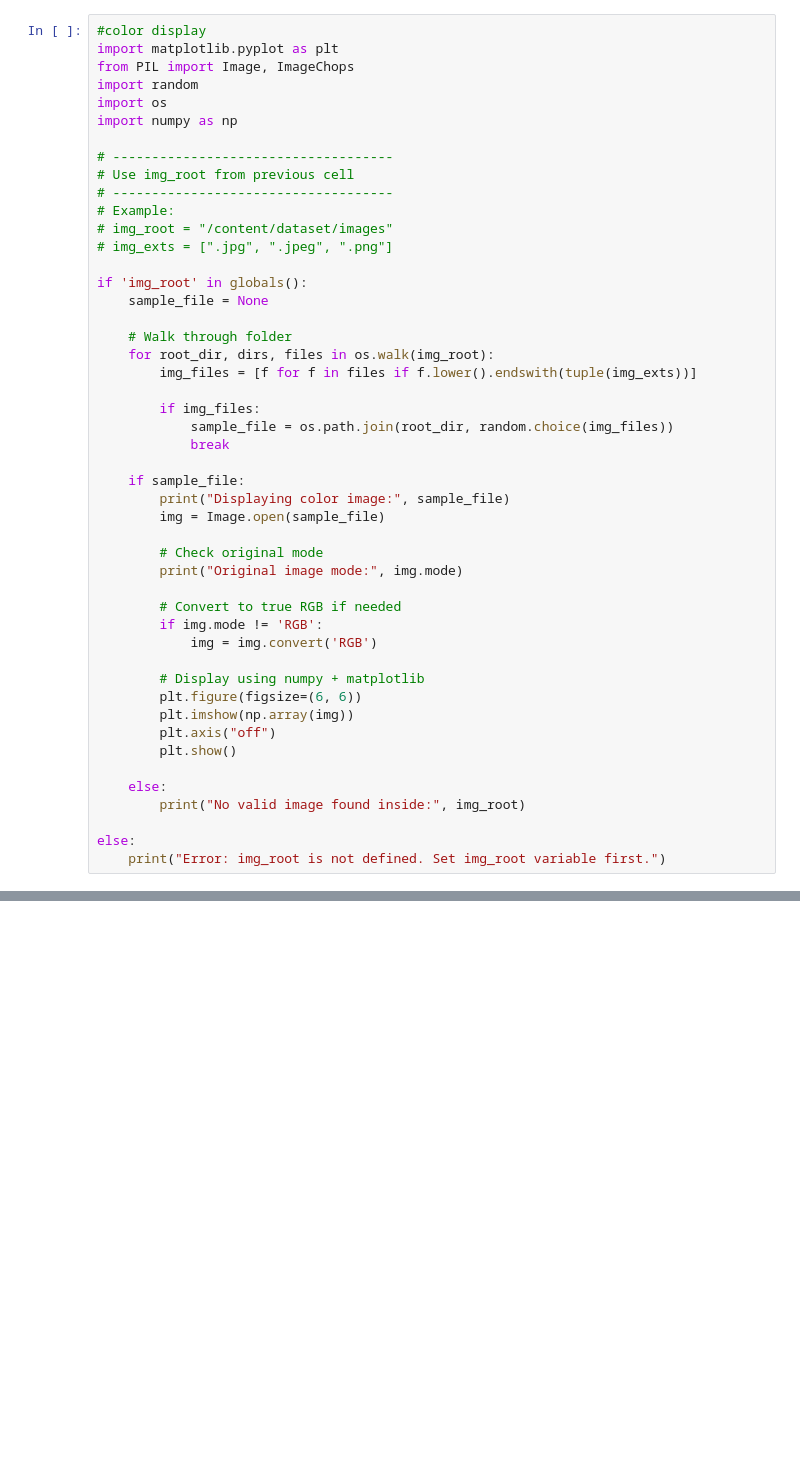
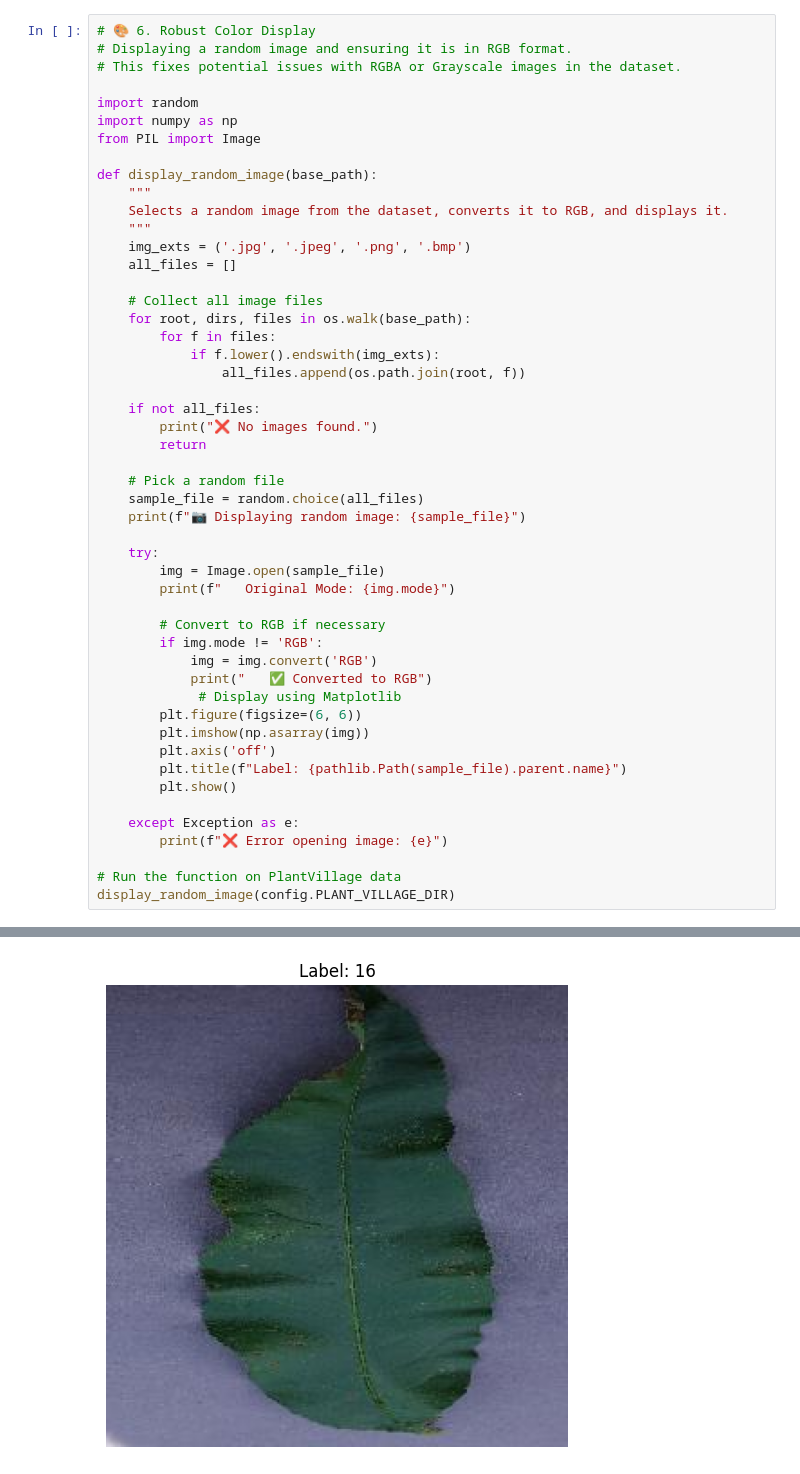
Before and after one commit to nehamiriyala2/AI_PlantDoc_Bot.ipynb, a Jupyter notebook: Plant_chatbot.ipynb, the cells around one changed output, grey strips where cells are left out. Drawn from its saved outputs; the diff is of its cells as text; blank space fills up the shorter version.

```diff
--- a/Plant_chatbot.ipynb
+++ b/Plant_chatbot.ipynb
@@ -89,49 +172,51 @@ Using image root: /content/plantDocBot/data/plantvillage/raw/grayscale/Potato___
 # %%
-#color display
-import matplotlib.pyplot as plt
-from PIL import Image, ImageChops
+# 🎨 6. Robust Color Display
+# Displaying a random image and ensuring it is in RGB format.
+# This fixes potential issues with RGBA or Grayscale images in the dataset.
+
 import random
-import os
 import numpy as np
+from PIL import Image
 
-# ------------------------------------
-# Use img_root from previous cell
-# ------------------------------------
-# Example:
-# img_root = "/content/dataset/images"
-# img_exts = [".jpg", ".jpeg", ".png"]
+def display_random_image(base_path):
+    """
+    Selects a random image from the dataset, converts it to RGB, and displays it.
+    """
+    img_exts = ('.jpg', '.jpeg', '.png', '.bmp')
+    all_files = []
 
-if 'img_root' in globals():
-    sample_file = None
+    # Collect all image files
+    for root, dirs, files in os.walk(base_path):
+        for f in files:
+            if f.lower().endswith(img_exts):
+                all_files.append(os.path.join(root, f))
 
-    # Walk through folder
-    for root_dir, dirs, files in os.walk(img_root):
-        img_files = [f for f in files if f.lower().endswith(tuple(img_exts))]
+    if not all_files:
+        print("❌ No images found.")
+        return
 
-        if img_files:
-            sample_file = os.path.join(root_dir, random.choice(img_files))
-            break
+    # Pick a random file
+    sample_file = random.choice(all_files)
+    print(f"📷 Displaying random image: {sample_file}")
 
-    if sample_file:
-        print("Displaying color image:", sample_file)
+    try:
         img = Image.open(sample_file)
+        print(f"   Original Mode: {img.mode}")
 
-        # Check original mode
-        print("Original image mode:", img.mode)
-
-        # Convert to true RGB if needed
+        # Convert to RGB if necessary
         if img.mode != 'RGB':
             img = img.convert('RGB')
-
-        # Display using numpy + matplotlib
+            print("   ✅ Converted to RGB")
+             # Display using Matplotlib
         plt.figure(figsize=(6, 6))
-        plt.imshow(np.array(img))
-        plt.axis("off")
+        plt.imshow(np.asarray(img))
+        plt.axis('off')
+        plt.title(f"Label: {pathlib.Path(sample_file).parent.name}")
         plt.show()
 
-    else:
-        print("No valid image found inside:", img_root)
+    except Exception as e:
+        print(f"❌ Error opening image: {e}")
 
-else:
-    print("Error: img_root is not defined. Set img_root variable first.")
+# Run the function on PlantVillage data
+display_random_image(config.PLANT_VILLAGE_DIR)
 # %% [output]
@@ -138,0 +225 @@ Error: img_root is not defined. Set img_root variable first.
+[figure, added]
```
Also changed, not shown: parts of 12 cells of this notebook.
